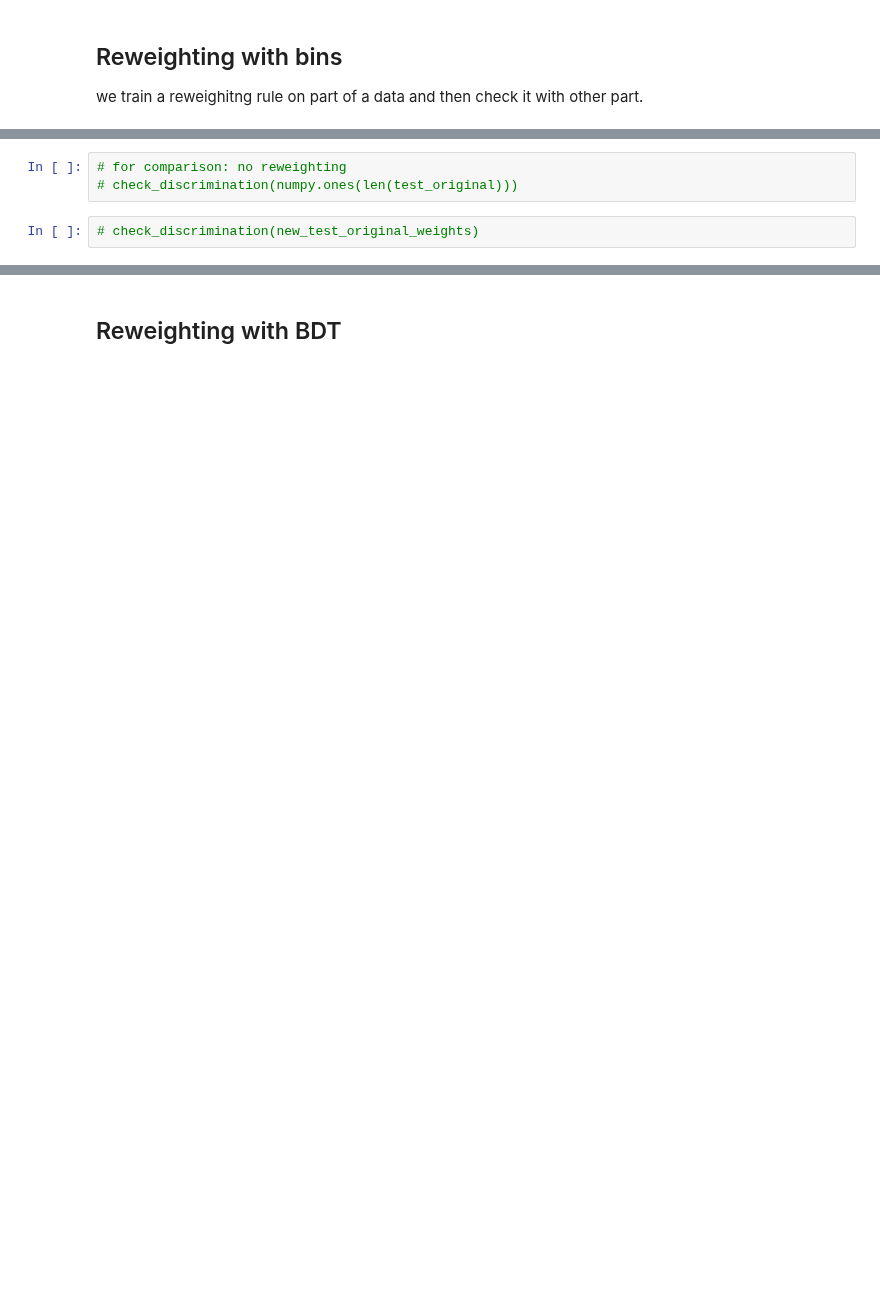
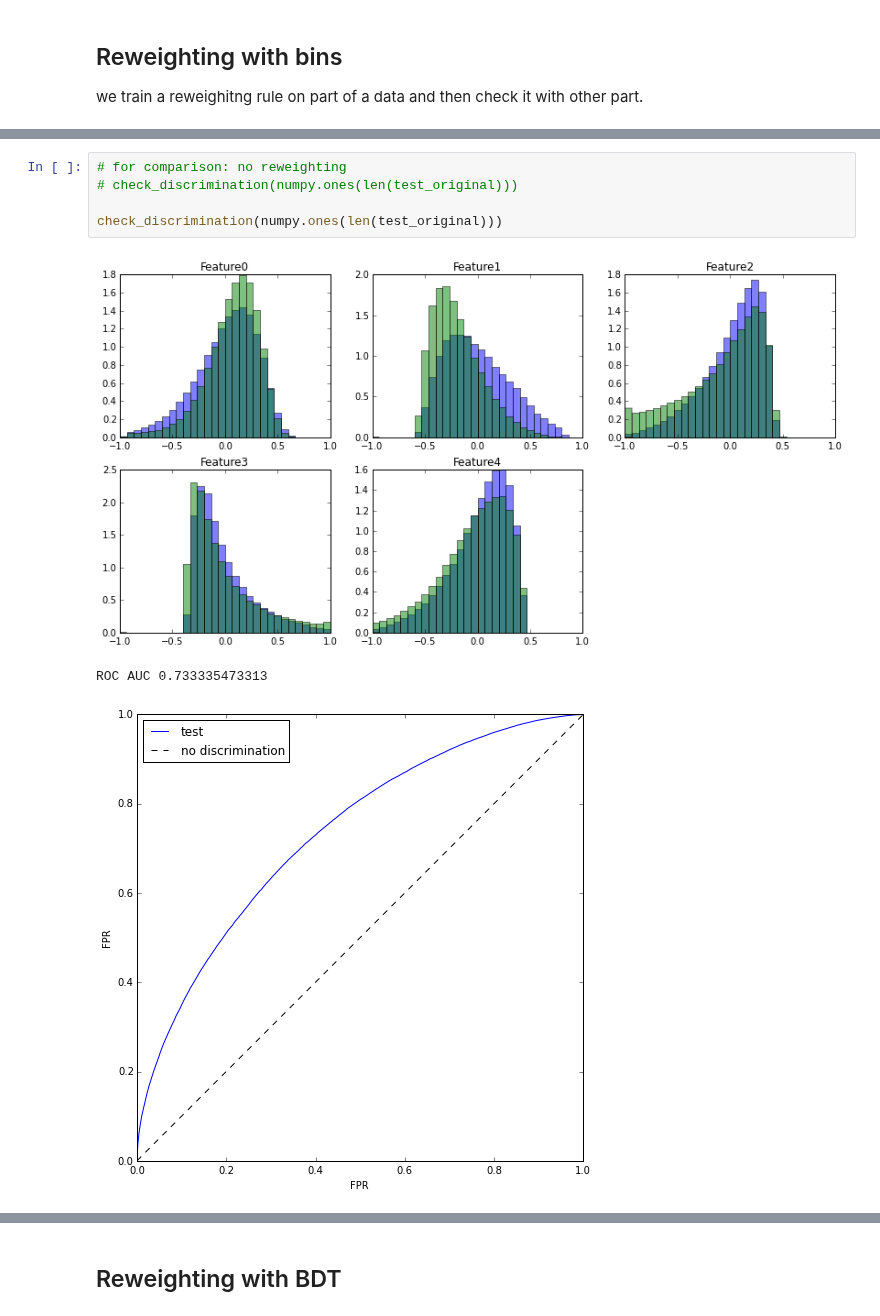
Before and after one commit to YanjieDong/MLatImperial2016, a Jupyter notebook: 4 - reweighting, uniform boosting.ipynb, the cells around one changed output, grey strips where cells are left out. Saved outputs shown, nothing was run; the diff lists cells and outputs as text; blank space fills up the shorter version.

```diff
--- a/4 - reweighting, uniform boosting.ipynb
+++ b/4 - reweighting, uniform boosting.ipynb
@@ -185,5 +202,9 @@ new_test_original_weights = counts_ratio[bin_indices]
 # %%
 # for comparison: no reweighting
 # check_discrimination(numpy.ones(len(test_original)))
+
+check_discrimination(numpy.ones(len(test_original)))
+# %% [output]
+[figure, added]
+ROC AUC 0.733335473313
+[figure, added]
-# %%
-# check_discrimination(new_test_original_weights)
```
Also changed, not shown: parts of 16 cells of this notebook.
